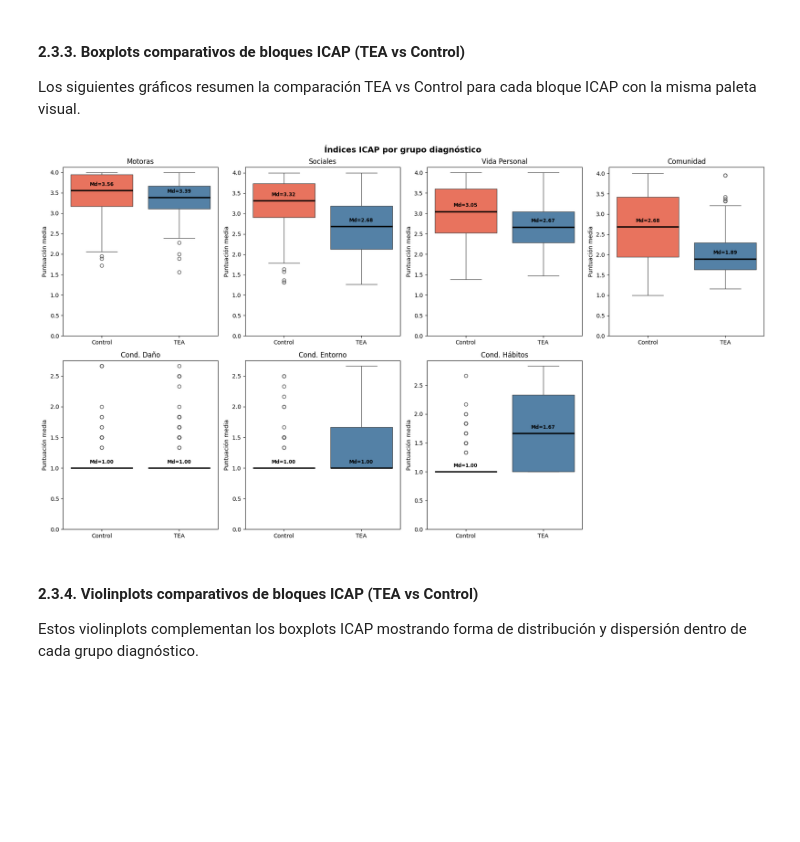
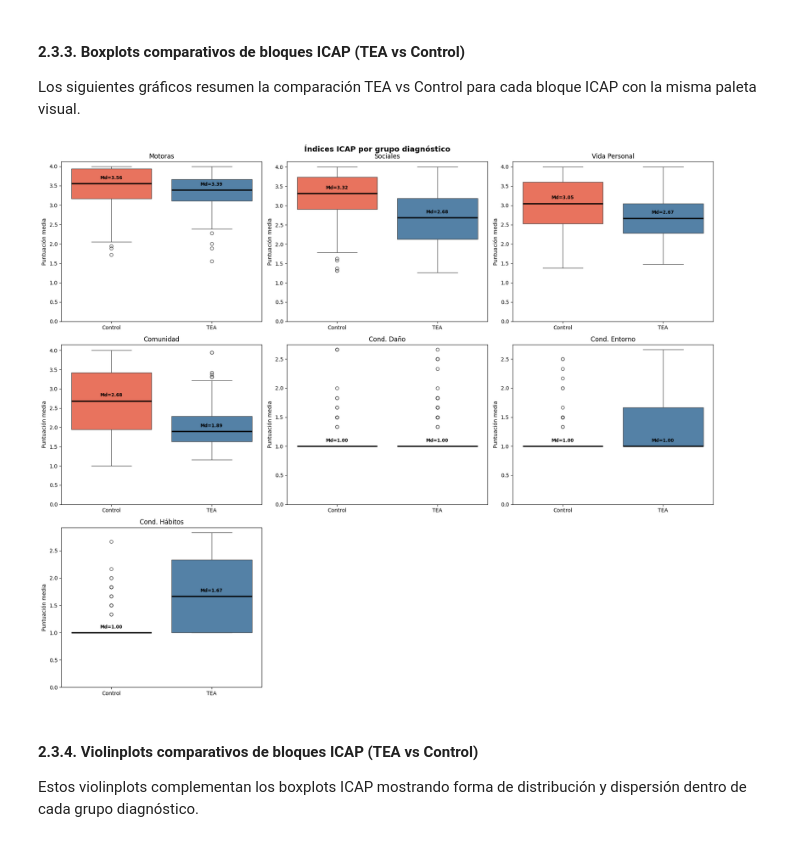
Before and after one commit to angelvilarino/TFG, a Jupyter notebook: preprocess.ipynb, the cells around one changed output. Saved outputs shown, nothing was run; the diff lists cells and outputs as text; code cells hidden in the pictures; blank space fills up the shorter version.

```diff
--- a/preprocess.ipynb
+++ b/preprocess.ipynb
@@ -716,41 +722,41 @@ nombres_icap = {
     'icap_conducta_habitos':  'Cond. Hábitos',
 }
 
-n_cols = 4
+n_cols = 3
 n_rows = math.ceil(len(icap_bloques_plot) / n_cols)
 fig, axes = plt.subplots(n_rows, n_cols, figsize=(18, 5 * n_rows))
 axes = np.array(axes).reshape(-1)
 
 for i, var in enumerate(icap_bloques_plot):
     ax = axes[i]
     sns.boxplot(
         data=df_analisis, x='Diag_grupo', y=var,
         order=orden_diag, hue='Diag_grupo',
         palette=palette_diag, ax=ax,
         dodge=False, legend=False,
         medianprops=dict(color='black', linewidth=2.5)
     )
     ax.set_ylim(bottom=0)
     ax.set_title(nombres_icap.get(var, var), fontsize=12)
     ax.set_xlabel('')
     ax.set_ylabel('Puntuación media')
 
     # Anotar mediana encima de cada caja
     for j, grupo in enumerate(orden_diag):
         mediana = df_analisis.loc[df_analisis['Diag_grupo'] == grupo, var].median()
         ax.text(j, mediana + ax.get_ylim()[1] * 0.02,
                 f'Md={mediana:.2f}', ha='center', va='bottom',
                 fontsize=8.5, fontweight='bold', color='black')
 
 for j in range(i + 1, len(axes)):
     axes[j].set_visible(False)
 
 plt.suptitle('Índices ICAP por grupo diagnóstico', fontsize=14, fontweight='bold')
 plt.tight_layout()
 guardar_grafica('05_boxplots_icap_tea_vs_control.png', fig)
 plt.show()
 # %% [output]
-[figure, old version]
+[figure, new version]
 # %% [markdown]
 #### 2.3.4. Violinplots comparativos de bloques ICAP (TEA vs Control)
 
```
Also changed, not shown: parts of 4 cells of this notebook, 7 other files.
